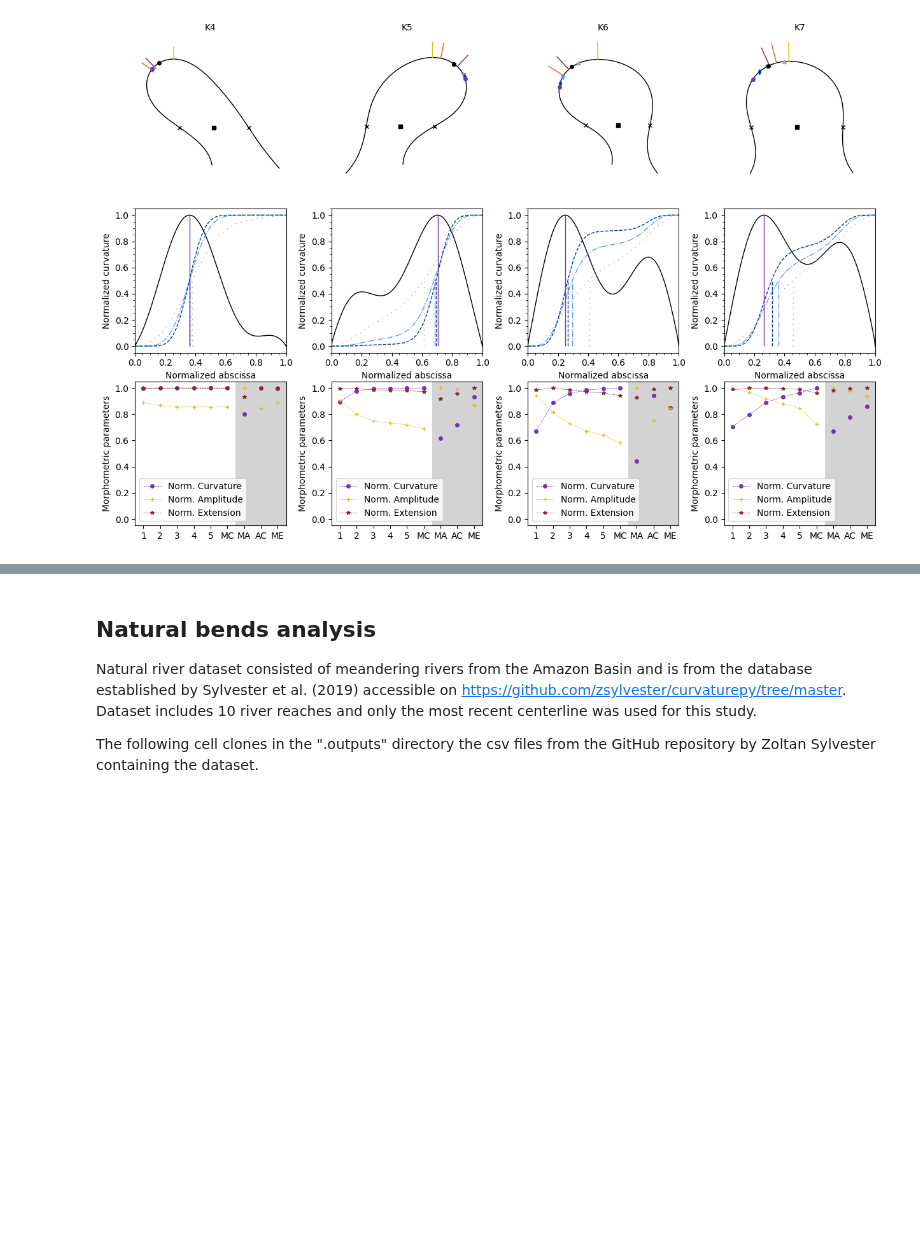
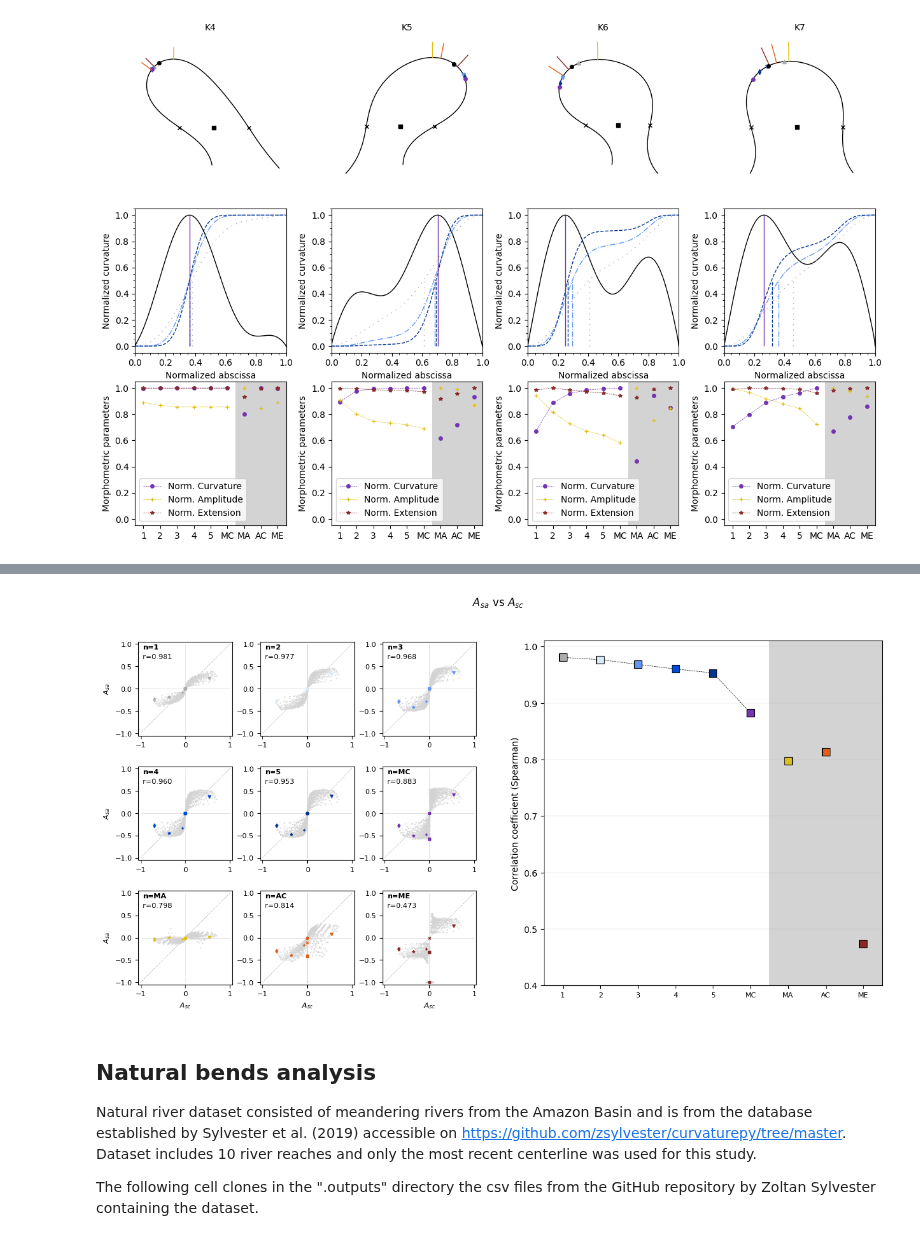
Before and after one commit to martin-lemay/pyBenD, a Jupyter notebook: notebooks/bend_apex_detection.ipynb, the cells around one changed output, grey strips where cells are left out. Saved outputs shown, nothing was run; the diff lists cells and outputs as text; code cells hidden in the pictures; blank space fills up the shorter version.

```diff
--- a/notebooks/bend_apex_detection.ipynb
+++ b/notebooks/bend_apex_detection.ipynb
@@ -629,0 +769,94 @@ Kendall coeff: SignificanceResult(statistic=np.float64(0.3903686288334698), pval
+# %%
+# --- Cross-plots: Apex-based asymmetry (Asa) vs centroid asymmetry (Asc) ---
+correl_coeff_centroid = np.full(9, np.nan)
+r2_monotone_centroid = np.full(9, np.nan)
+mask_centroid = ~np.isnan(asymmetry_centroid_all)
+
+fig = plt.figure(figsize=(15, 7))
+outer = gridspec.GridSpec(1, 2, wspace=0.2)
+inner = gridspec.GridSpecFromSubplotSpec(3, 3,
+                subplot_spec=outer[0], wspace=0.3, hspace=0.3)
+
+for i in range(9):
+    ax = plt.Subplot(fig, inner[i])
+    ax.plot([-1, 1], [-1, 1], 'k--', linewidth=0.5, alpha=0.3)
+    ax.vlines(0, -1, 1, 'lightgray', '-', linewidth=0.5)
+    ax.hlines(0, -1, 1, 'lightgray', '-', linewidth=0.5)
+
+    n = i + 1
+    mask_i = mask_centroid & ~np.isnan(asymmetry_apex_all[:, i])
+    ax.plot(asymmetry_centroid_all[mask_i], asymmetry_apex_all[mask_i, i],
+            'o', color='lightgray', markersize=0.5)
+
+    # Highlight the 8 reference bends
+    for j in range(len(bend_coords)):
+        if np.isfinite(df_synth["Asymmetry", n][j]) and np.isfinite(asc_ref[j]):
+            ax.plot(asc_ref[j], df_synth["Asymmetry", n][j],
+                    marker=bend_markers[j], color=n_colors[i], markersize=3)
+
+    ax.set_xlim(-1.05, 1.05)
+    ax.set_ylim(-1.05, 1.05)
+    ax.set_aspect('equal', adjustable='box')
+    if i % 3 == 0:
+        ax.set_ylabel(r"$A_{sa}$", fontsize=8)
+    if i > 5:
+        ax.set_xlabel(r"$A_{sc}$", fontsize=8)
+
+    ax.tick_params(labelsize=8)
+
+    spearman = spearmanr(asymmetry_centroid_all[mask_i],
+                         asymmetry_apex_all[mask_i, i])
+    correl_coeff_centroid[i] = spearman[0]
+
+    # Monotone R²
+    ir = IsotonicRegression(increasing='auto')
+    y_iso = ir.fit_transform(asymmetry_centroid_all[mask_i],
+                             asymmetry_apex_all[mask_i, i])
+    r2_monotone_centroid[i] = r2_score(asymmetry_apex_all[mask_i, i], y_iso)
+
+    ax.text(0.05, 0.82, f"r={spearman[0]:.3f}", fontsize=8,
+            transform=ax.transAxes)
+    ax.text(0.05, 0.92, f"n={n_labels[i]}", fontsize=8, fontweight="bold",
+            transform=ax.transAxes)
+    #ax.text(0.05, 0.64, f"R²m={r2_monotone_centroid[i]:.3f}", fontsize=8,
+    #        transform=ax.transAxes)
+
+    print(f"n={n_labels[i]}:")
+    print(f"  Spearman rho = {spearman[0]:.4f}, p = {spearman[1]:.2e}")
+    print(f"  Monotone R²  = {r2_monotone_centroid[i]:.4f}")
+
+    # For ME: recompute excluding Asa == -1
+    if n_labels[i] == "ME":
+        mask_no_minus1 = mask_i & (asymmetry_apex_all[:, i] != -1)
+        n_excluded = mask_i.sum() - mask_no_minus1.sum()
+        spearman_no_minus1 = spearmanr(
+            asymmetry_centroid_all[mask_no_minus1],
+            asymmetry_apex_all[mask_no_minus1, i])
+        print(f"  ME excluding Asa=-1 ({n_excluded} pts removed):")
+        print(f"    Spearman rho = {spearman_no_minus1[0]:.4f}, "
+              f"p = {spearman_no_minus1[1]:.2e}")
+
+    fig.add_subplot(ax)
+
+# Summary plot
+ax = plt.Subplot(fig, outer[1])
+xticks = np.arange(len(n_labels))
+ax.plot(xticks[:6], correl_coeff_centroid[:6], 'k--', linewidth=0.5)
+for i in range(9):
+    ax.plot(xticks[i], correl_coeff_centroid[i], 's',
+            color=n_colors[i], markersize=8, markeredgecolor='k', markeredgewidth=0.8)
+
+patch = plt.Rectangle((5.5, 0), 3, 1.05, lw=0, ec="none", fc="lightgray")
+ax.add_patch(patch)
+
+ax.set_xticks(xticks, n_labels, fontsize=8)
+ax.set_ylabel("Correlation coefficient (Spearman)")
+ax.set_ylim(0.4, 1.01)
+ax.set_xlim(-0.5, 8.5)
+ax.grid(axis='y', linewidth=0.3, alpha=0.5)
+fig.add_subplot(ax)
+
+plt.suptitle(r"$A_{sa}$ vs $A_{sc}$")
+plt.savefig(fig_path + "apex_vs_centroid_asymmetry_synth_bend.svg")
+plt.show()
+# %% [output]
@@ -630,3 +880,4 @@ Kendall coeff: SignificanceResult(statistic=np.float64(0.3903686288334698), pval
+[figure, added]
 # %% [markdown]
 ## Natural bends analysis
 Natural river dataset consisted of meandering rivers from the Amazon Basin and is from the database established by Sylvester et al. (2019)  accessible on https://github.com/zsylvester/curvaturepy/tree/master. Dataset includes 10 river reaches and only the most recent centerline was used for this study.
```
Also changed, not shown: parts of 36 cells of this notebook, 17 other files.
